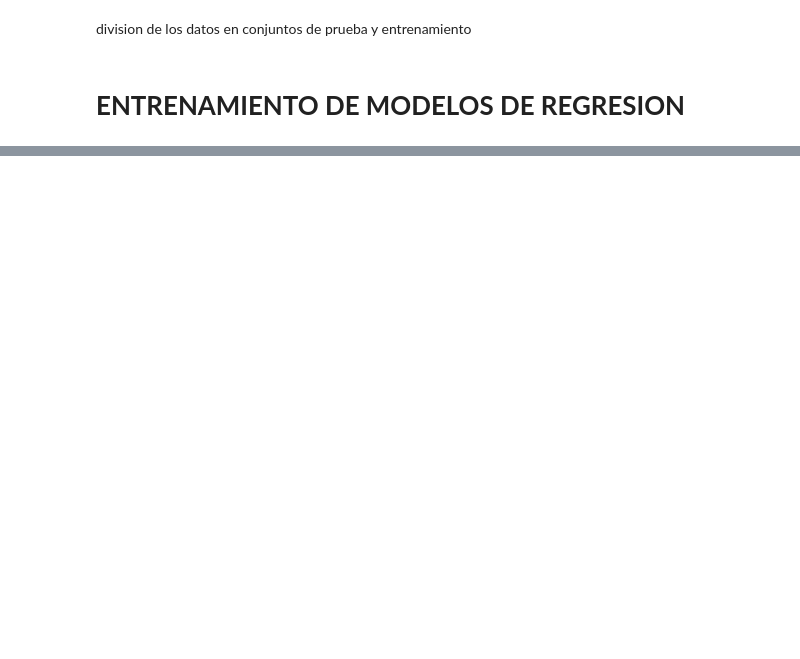
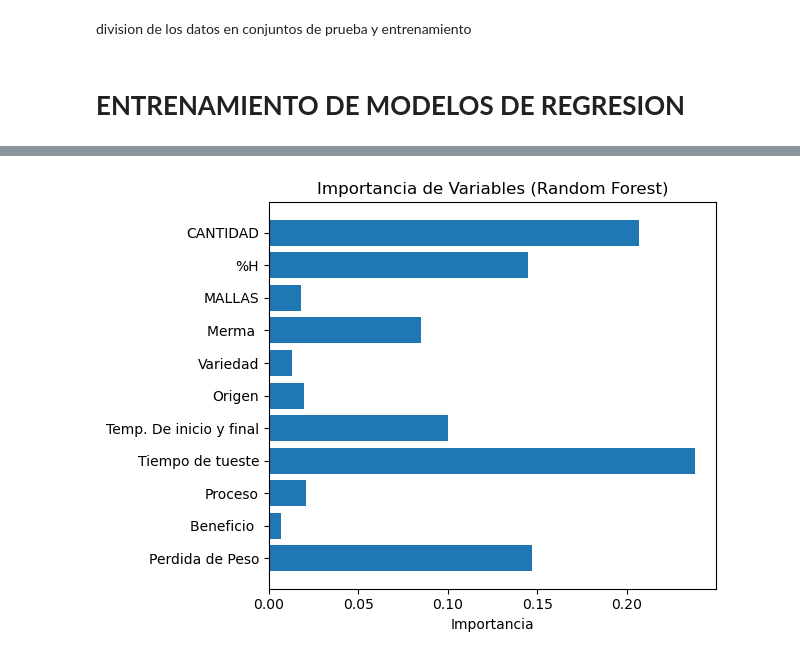
Before and after one commit to shirohigexe/Proyecto-predicci-n-Caf-, a Jupyter notebook: PrediccionCafe.ipynb, the cells around one changed output, grey strips where cells are left out. Saved outputs shown, nothing was run; the diff lists cells and outputs as text; code cells hidden in the pictures; blank space fills up the shorter version.

```diff
--- a/PrediccionCafe.ipynb
+++ b/PrediccionCafe.ipynb
@@ -233,7 +251,14 @@ memory usage: 4.6 KB
 None
 # %% [markdown]
 division de los datos en conjuntos de prueba y entrenamiento
+# %%
+VariableObjetivoY = pd.to_numeric(VariableObjetivoY['PUNTAJE'], errors='coerce')
 # %%
-x_train, x_test, y_train, y_test = train_test_split(X, VariableObjetivoY, train_size=0.80, test_size=0.20, random_state=42)
+x_train, x_test, y_train, y_test = train_test_split(X, VariableObjetivoY[0:95], test_size=0.30, random_state=42)
 # %% [markdown]
 # **ENTRENAMIENTO DE MODELOS DE REGRESION**
+# %%
+x_train = x_train.dropna()
+x_test = x_test.dropna()
+y_train = y_train.dropna()
+y_test = y_test.dropna()
@@ -242,3 +271,0 @@ Modelo #1
-# %%
-LinearR = LinearRegression()
-LinearR.fit(x_train, y_train)
@@ -249,0 +319,12 @@ rf.fit(X_train, y_train)
+# %%
+import matplotlib.pyplot as plt
+
+importances = modelo_rf.feature_importances_
+plt.barh(x_train.columns, importances)
+plt.title("Importancia de Variables (Random Forest)")
+plt.xlabel("Importancia")
+plt.gca().invert_yaxis()
+plt.tight_layout()
+plt.show()
+# %% [output]
+[figure, added]
```
Also changed, not shown: parts of 23 cells of this notebook, 1 other file.
